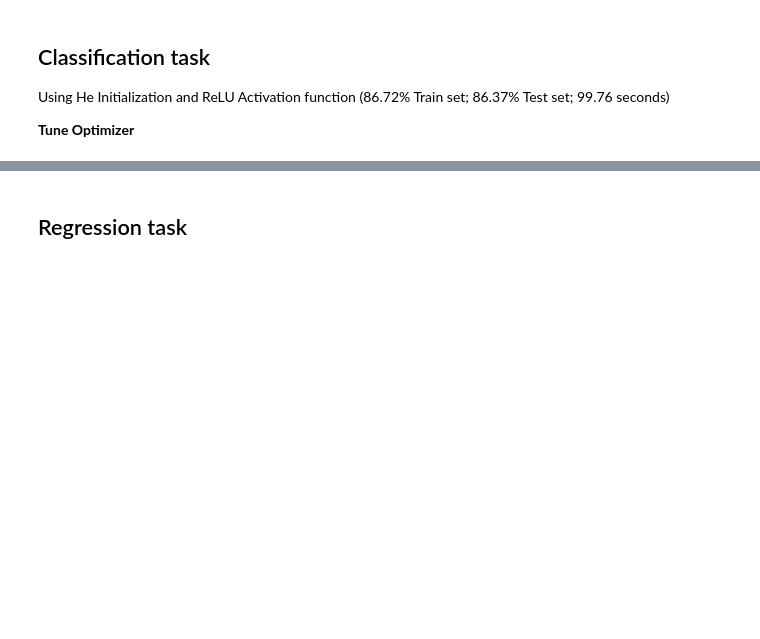
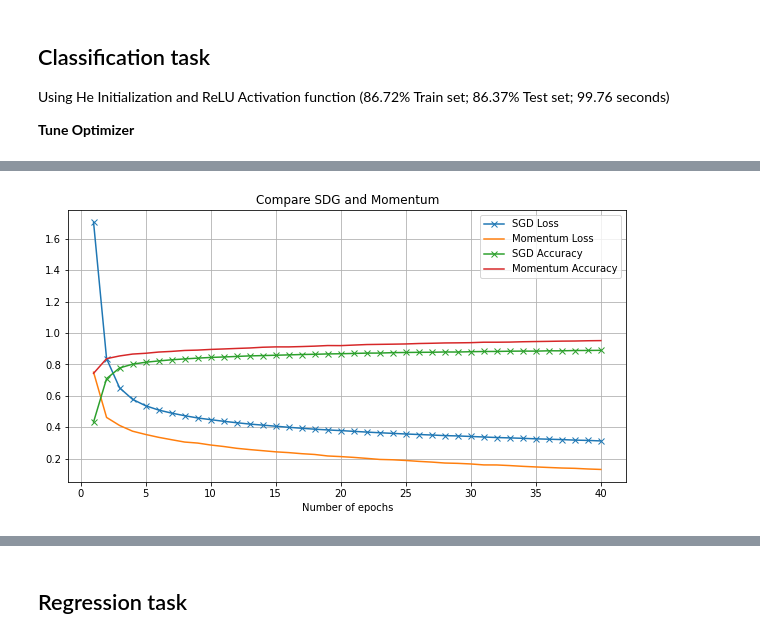
Before and after one commit to frafaga229/Project_Opt4ML, a Jupyter notebook: Tuning_Optimizer.ipynb, the cells around one changed output, grey strips where cells are left out. Drawn from its saved outputs; the diff is of its cells as text; code cells hidden in the pictures; blank space fills up the shorter version.

```diff
--- a/Tuning_Optimizer.ipynb
+++ b/Tuning_Optimizer.ipynb
@@ -117,16 +116,18 @@ Epoch 20/20
 # %%
 epoch_no = list(range(1,41))
 plt.figure(figsize=(10,5))
 plt.grid(True)
-plt.plot(epoch_no, train_loss_SDG, marker = 'x')
+plt.plot(epoch_no, train_loss_SGD, marker = 'x')
 plt.plot(epoch_no, train_loss_mom)
-plt.plot(epoch_no, train_acc_SDG, marker = 'x')
+plt.plot(epoch_no, train_acc_SGD, marker = 'x')
 plt.plot(epoch_no, train_acc_mom)
 plt.legend(["SGD Loss", "Momentum Loss","SGD Accuracy", "Momentum Accuracy"])
 plt.xlabel('Number of epochs')
 #plt.ylim((0.2,1))
 plt.title("Compare SDG and Momentum")
 plt.show()
+# %% [output]
+[figure, added]
 # %%
 # ReLU goes with he initialization, SGD(lr=0.001, momentum=0.9) optimizer with nesterov is activated
 tf.random.set_seed(50)
```
Also changed, not shown: parts of 25 cells of this notebook, 4 other files.
